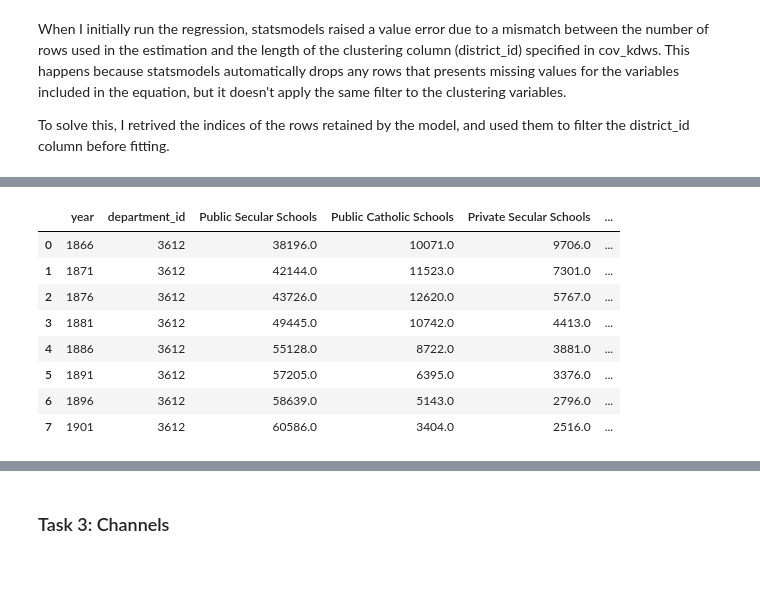
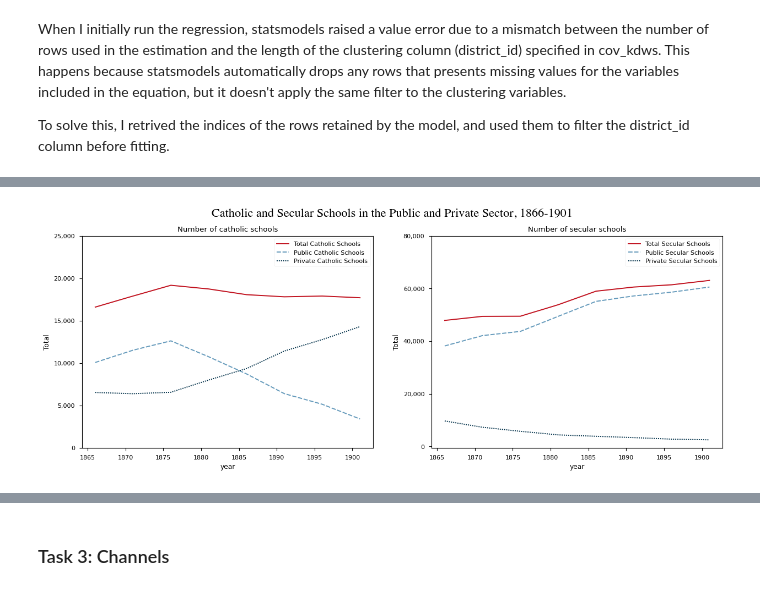
Before and after one commit to luca-caggiano/Academic-Projects, a Jupyter notebook: Impact of religion on economic development/main.ipynb, the cells around one changed output, grey strips where cells are left out. Saved outputs shown, nothing was run; the diff lists cells and outputs as text; code cells hidden in the pictures.

```diff
--- a/Impact of religion on economic development/main.ipynb
+++ b/Impact of religion on economic development/main.ipynb
@@ -144,17 +107,30 @@ schools_data_years = schools_data.groupby("year").sum().reset_index()
 schools_data_years.columns = ["year", "department_id", "Public Secular Schools", "Public Catholic Schools",
                                           "Private Secular Schools", "Private Catholic Schools",
                                           "Total Catholic Schools", "Total Secular Schools"]
-schools_data_years
+schools_data_years = schools_data_years.reindex(labels = ["year", "department_id", "Total Catholic Schools", "Public Catholic Schools", "Private Catholic Schools", "Total Secular Schools", "Public Secular Schools", "Private Secular Schools"], axis=1)
+schools_long = schools_data_years.melt(id_vars="year",
+                                 value_vars=schools_data_years.iloc[:, 2:],
+                                 var_name="School Type",
+                                 value_name="Total")
+schools_long = schools_long.assign(cath = np.where(schools_long["School Type"].str.contains("Catholic"), True, False))
-# %% [output]
-|  | year | department_id | Public Secular Schools | Public Catholic Schools | Private Secular Schools | ... |
-| 0 | 1866 | 3612 | 38196.0 | 10071.0 | 9706.0 | ... |
-| 1 | 1871 | 3612 | 42144.0 | 11523.0 | 7301.0 | ... |
-| 2 | 1876 | 3612 | 43726.0 | 12620.0 | 5767.0 | ... |
-| 3 | 1881 | 3612 | 49445.0 | 10742.0 | 4413.0 | ... |
-| 4 | 1886 | 3612 | 55128.0 | 8722.0 | 3881.0 | ... |
-| 5 | 1891 | 3612 | 57205.0 | 6395.0 | 3376.0 | ... |
-| 6 | 1896 | 3612 | 58639.0 | 5143.0 | 2796.0 | ... |
-| 7 | 1901 | 3612 | 60586.0 | 3404.0 | 2516.0 | ... |
+# %%
+fig, (ax1, ax2) = plt.subplots(1,2, figsize=(15,5))
+custom_palette = ["#c1121f", "#669bbc", "#003049"]
+sns.lineplot(data=schools_long[schools_long["cath"]], x="year", y="Total", hue="School Type", ax=ax1, palette=custom_palette, style="School Type")
+sns.lineplot(data=schools_long[~schools_long["cath"]], x="year", y="Total", hue="School Type", ax=ax2, palette=custom_palette, style="School Type")
+
+ax1.set_yticks(np.arange(0,25001, 5000))
+ax2.set_yticks(np.arange(0,80001, 20000))
+ax1.legend()
+ax2.legend()
+ax1.set_title("Number of catholic schools")
+ax2.set_title("Number of secular schools")
+plt.suptitle("Catholic and Secular Schools in the Public and Private Sector, 1866-1901",
+             fontsize=16, fontfamily="Times")
+ax1.yaxis.set_major_formatter("{x:,.0f}")
+ax2.yaxis.set_major_formatter("{x:,.0f}")
+# %% [output]
+[figure, added]
 # %%
 fig, (ax1,ax2) = plt.subplots(1,2, figsize=(15,5), dpi=300)
 plt.style.use("seaborn-v0_8-paper")
```
Also changed, not shown: parts of 7 cells of this notebook, 3 other files.
